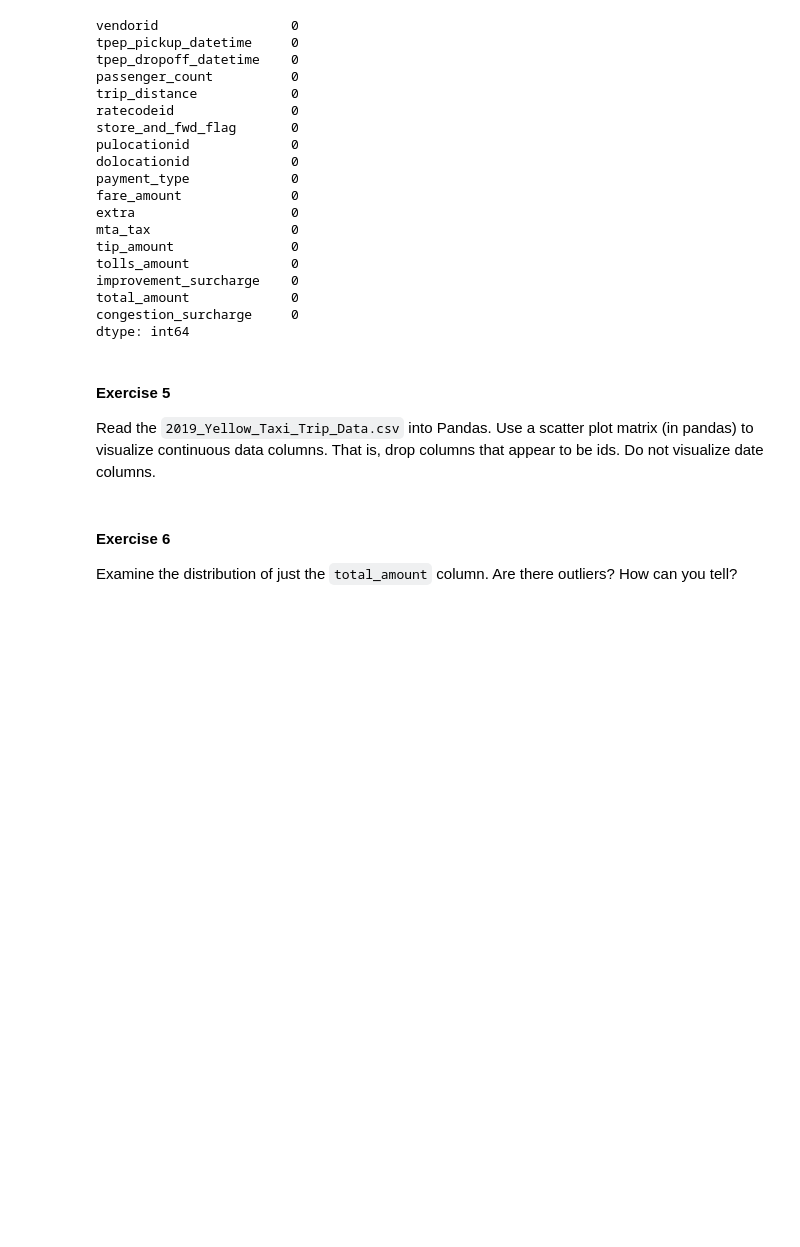
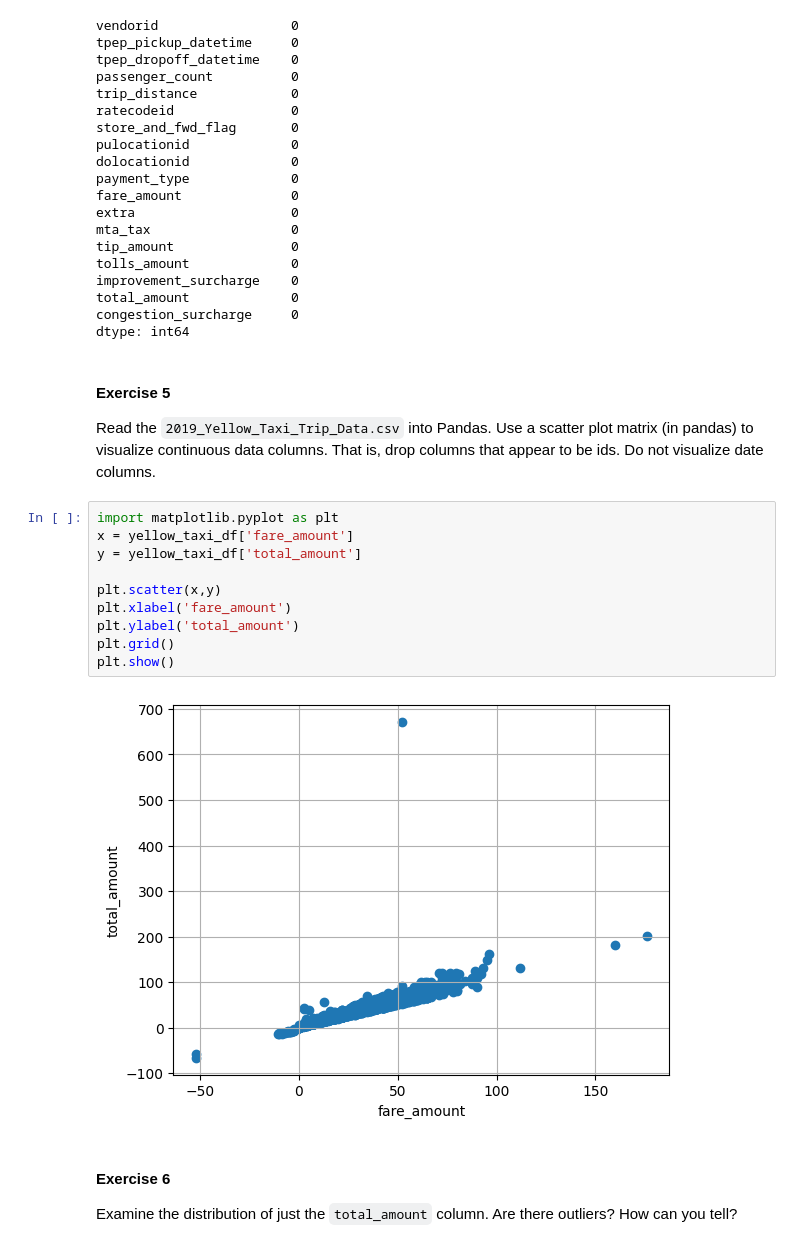
Before and after one commit to IST407-707/707-warm-up-assignment-2-vaishnavimeka27, a Jupyter notebook: assignment.ipynb, the cells around one changed output. Drawn from its saved outputs; the diff is of its cells as text; blank space fills up the shorter version.

```diff
--- a/assignment.ipynb
+++ b/assignment.ipynb
@@ -132,6 +132,18 @@ dtype: int64
 #### Exercise 5
 
 Read the `2019_Yellow_Taxi_Trip_Data.csv` into Pandas. Use a scatter plot matrix (in pandas) to visualize continuous data columns.  That is, drop columns that appear to be ids. Do not visualize date columns.
+# %%
+import matplotlib.pyplot as plt
+x = yellow_taxi_df['fare_amount']
+y = yellow_taxi_df['total_amount']
+
+plt.scatter(x,y)
+plt.xlabel('fare_amount')
+plt.ylabel('total_amount')
+plt.grid()
+plt.show()
+# %% [output]
+[figure, added]
 # %% [markdown]
 #### Exercise 6
 
```
Also changed, not shown: parts of 8 cells of this notebook.
